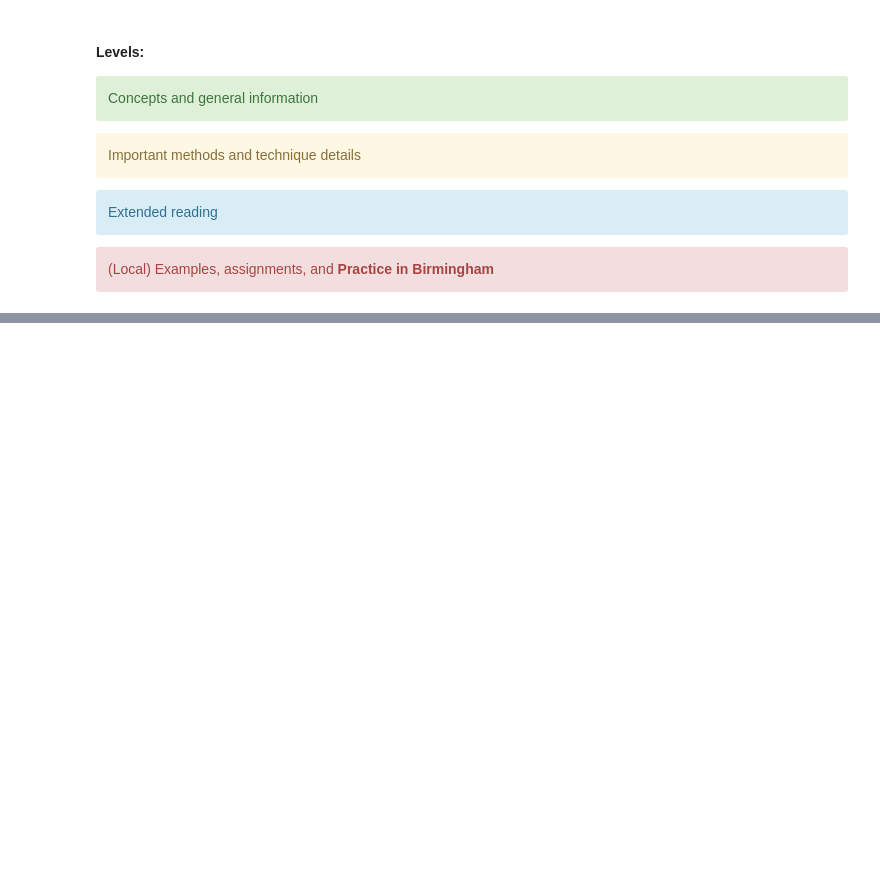
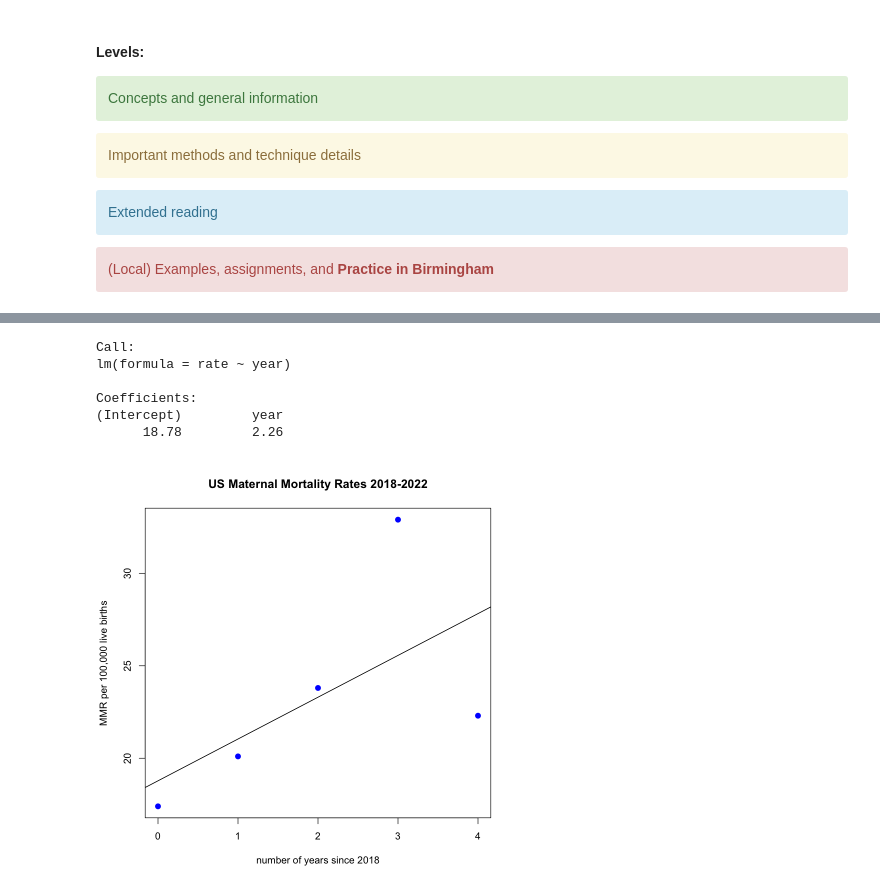
Before and after one commit to kerenli/statbirmingham, a Jupyter notebook: Chapter6LinearRegression (Part I).ipynb, the cells around one changed output, grey strips where cells are left out. Cells and saved outputs as stored; diff of their text form; code cells hidden in the pictures; blank space fills up the shorter version.

```diff
--- a/Chapter6LinearRegression (Part I).ipynb
+++ b/Chapter6LinearRegression (Part I).ipynb
@@ -86,0 +194,16 @@ The Introduction section above comprising of a guest lecture by Dr. Martha S. Wi
+# %%
+#finding regression line
+year <- c(0, 1, 2, 3, 4) #represents year since 2018
+rate <- c(17.4, 20.1, 23.8, 32.9, 22.3)
+plot(year, rate, pch = 16, cex = 1.3, col = "blue", main = "US Maternal Mortality Rates 2018-2022", xlab="number of years since 2018", ylab="MMR per 100,000 live births")
+lm(rate ~ year)
+abline(18.78, 2.26)
+abline(lm(rate ~ year))
+# %% [output]
+Call:
+lm(formula = rate ~ year)
+
+Coefficients:
+(Intercept)         year
+      18.78         2.26
+[figure, added]
```
Also changed, not shown: parts of 33 cells of this notebook.
